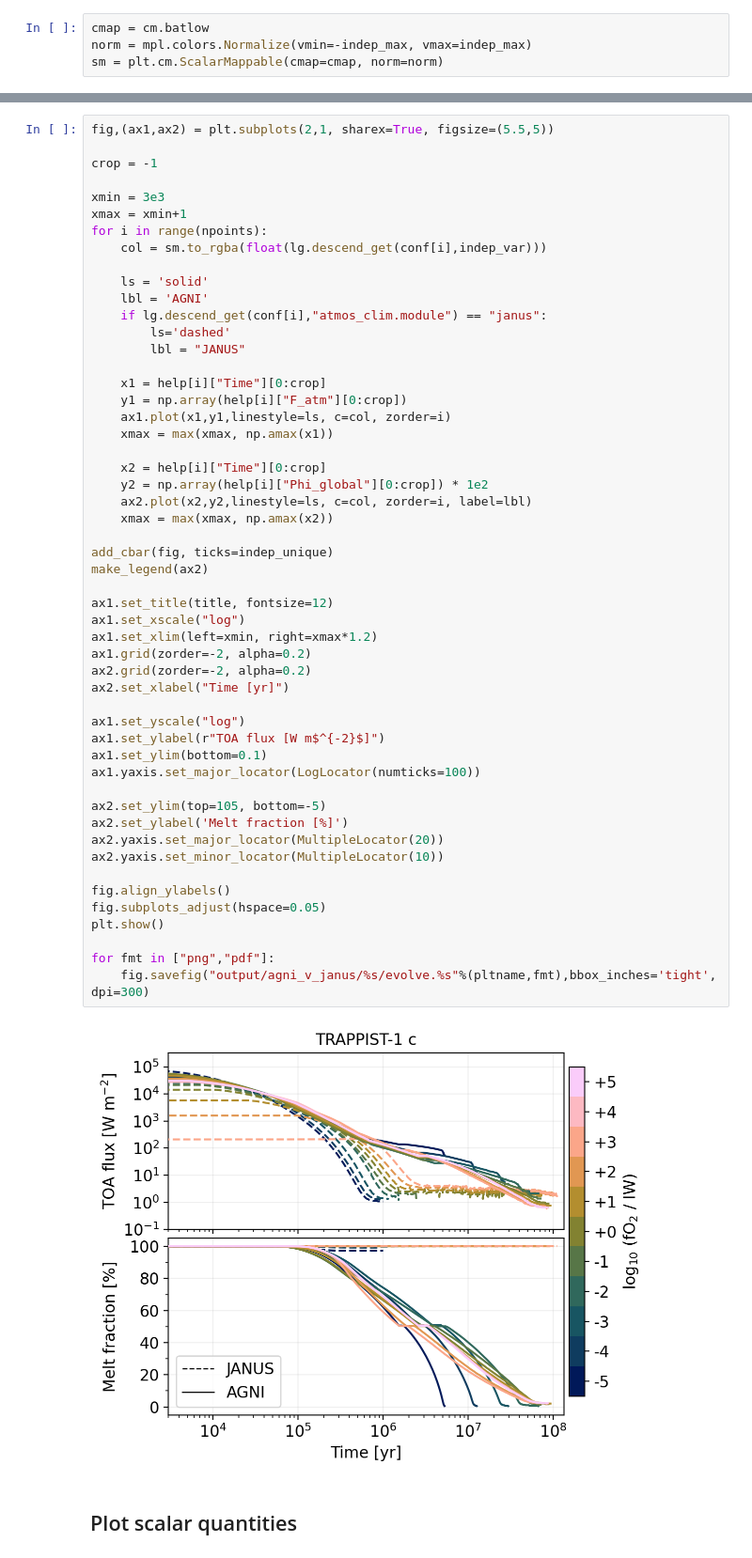
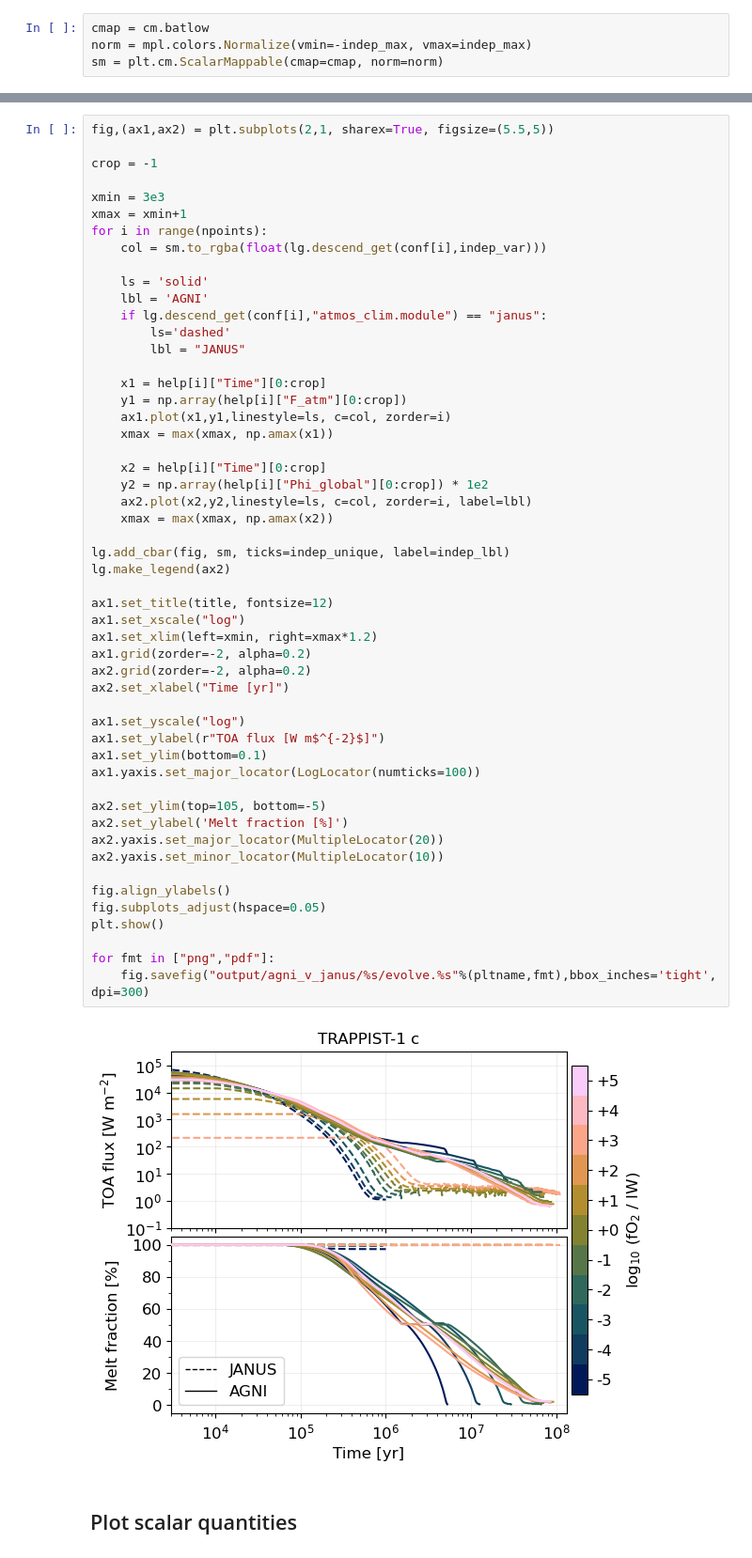
Before and after one commit to nichollsh/proteus_analysis, a Jupyter notebook: agni_vs_janus.ipynb, the cells around one changed output, grey strips where cells are left out. Shown at 94% size. Drawn from its saved outputs; the diff is of its cells as text.

```diff
--- a/agni_vs_janus.ipynb
+++ b/agni_vs_janus.ipynb
@@ -174,36 +150,36 @@ for i in range(npoints):
     x2 = help[i]["Time"][0:crop]
     y2 = np.array(help[i]["Phi_global"][0:crop]) * 1e2
     ax2.plot(x2,y2,linestyle=ls, c=col, zorder=i, label=lbl)
     xmax = max(xmax, np.amax(x2))
 
-add_cbar(fig, ticks=indep_unique)
-make_legend(ax2)
+lg.add_cbar(fig, sm, ticks=indep_unique, label=indep_lbl)
+lg.make_legend(ax2)
 
 ax1.set_title(title, fontsize=12)
 ax1.set_xscale("log")
 ax1.set_xlim(left=xmin, right=xmax*1.2)
 ax1.grid(zorder=-2, alpha=0.2)
 ax2.grid(zorder=-2, alpha=0.2)
 ax2.set_xlabel("Time [yr]")
 
 ax1.set_yscale("log")
 ax1.set_ylabel(r"TOA flux [W m$^{-2}$]")
 ax1.set_ylim(bottom=0.1)
 ax1.yaxis.set_major_locator(LogLocator(numticks=100))
 
 ax2.set_ylim(top=105, bottom=-5)
 ax2.set_ylabel('Melt fraction [%]')
 ax2.yaxis.set_major_locator(MultipleLocator(20))
 ax2.yaxis.set_minor_locator(MultipleLocator(10))
 
 fig.align_ylabels()
 fig.subplots_adjust(hspace=0.05)
 plt.show()
 
 for fmt in ["png","pdf"]:
     fig.savefig("output/agni_v_janus/%s/evolve.%s"%(pltname,fmt),bbox_inches='tight', dpi=300)
 # %% [output]
-[figure, old version]
+[figure, new version]
 # %% [markdown]
 ## Plot scalar quantities
 # %%
```
Also changed, not shown: parts of 6 cells of this notebook, 2 other files.
